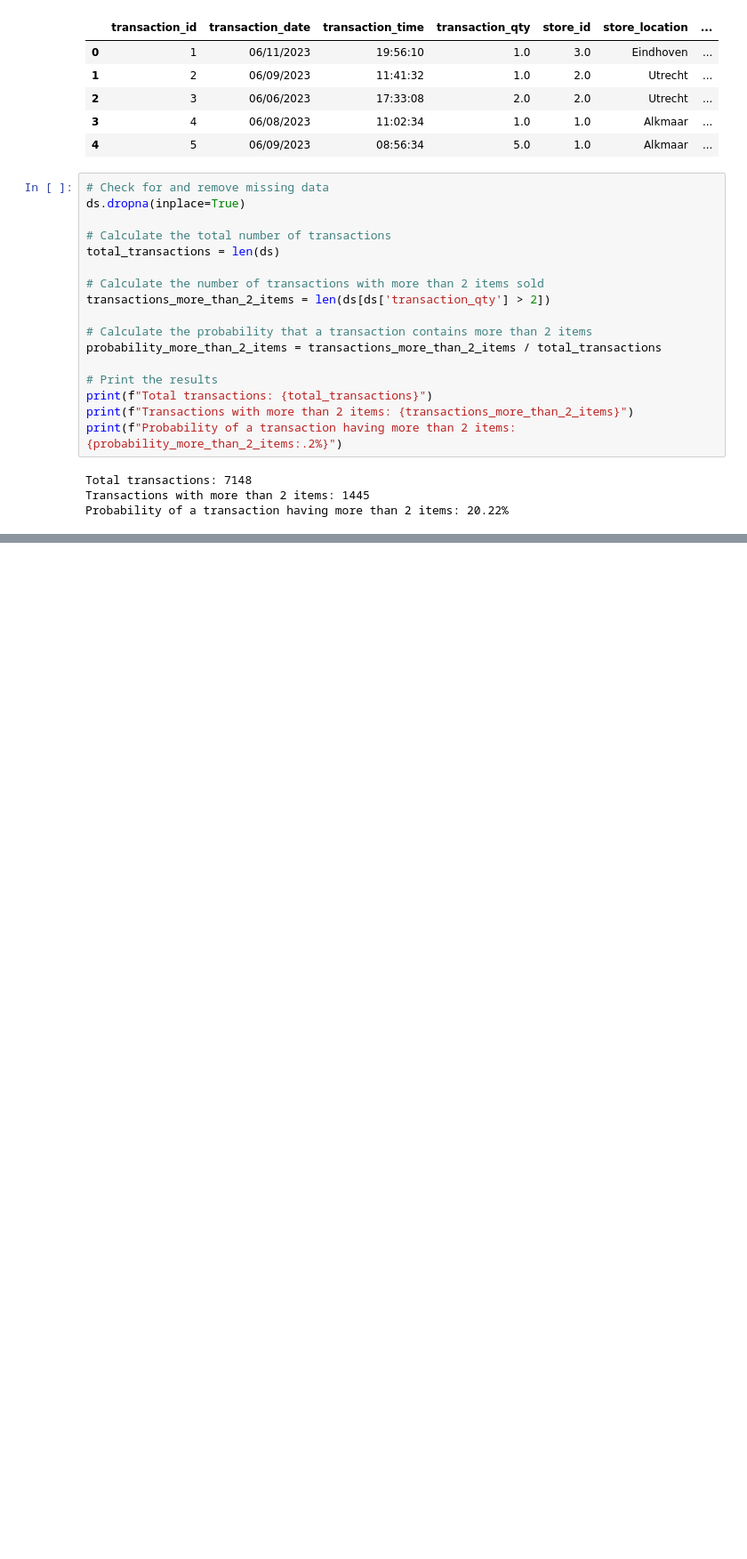
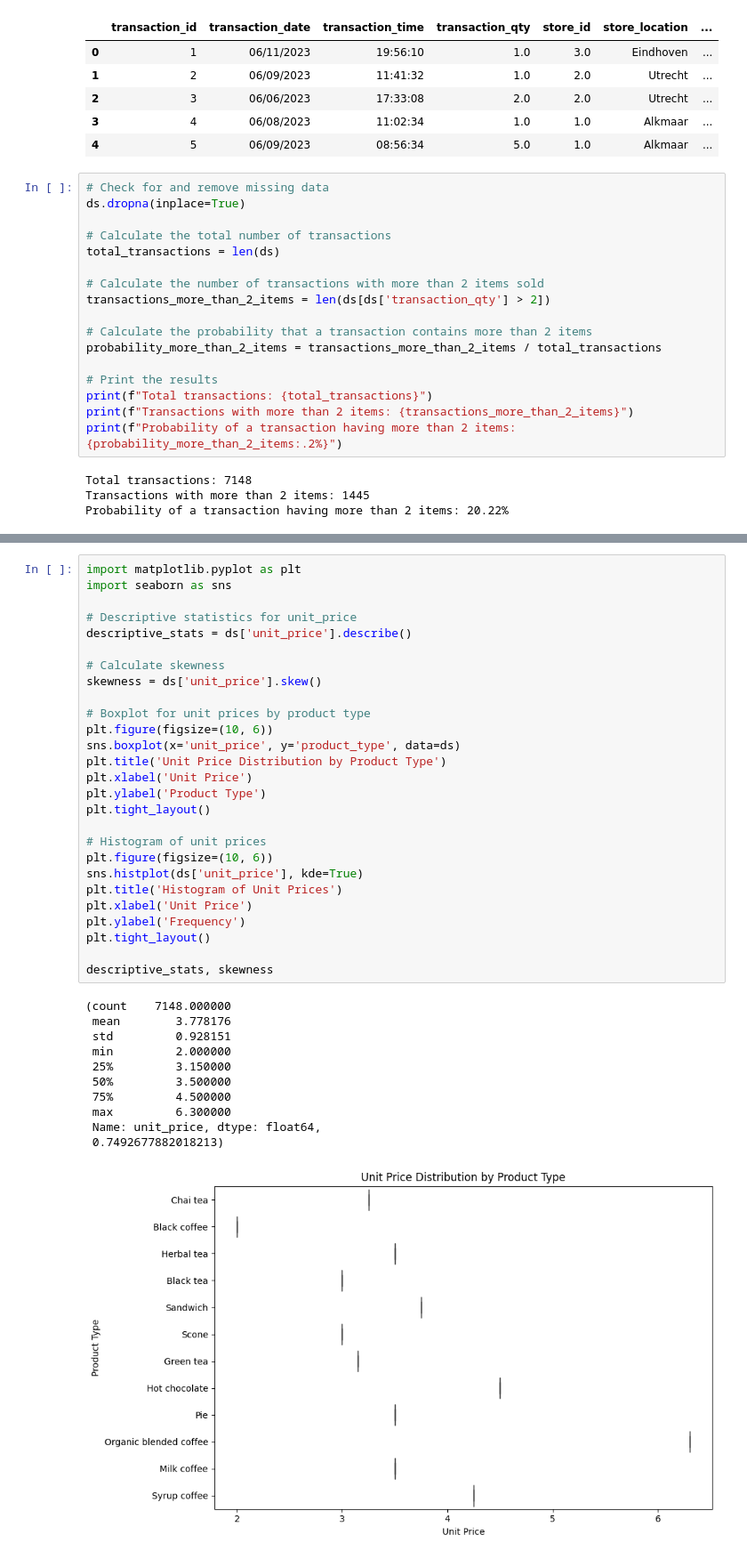
Before and after one commit to martijnvdw2002/mathematics-statisticsinpy, a Jupyter notebook: assignment.ipynb, the cells around one changed output, grey strips where cells are left out. Shown at 89% size. Saved outputs shown, nothing was run; the diff lists cells and outputs as text; blank space fills up the shorter version.

```diff
--- a/assignment.ipynb
+++ b/assignment.ipynb
@@ -33,0 +65,39 @@ Probability of a transaction having more than 2 items: 20.22%
+# %%
+import matplotlib.pyplot as plt
+import seaborn as sns
+
+# Descriptive statistics for unit_price
+descriptive_stats = ds['unit_price'].describe()
+
+# Calculate skewness
+skewness = ds['unit_price'].skew()
+
+# Boxplot for unit prices by product type
+plt.figure(figsize=(10, 6))
+sns.boxplot(x='unit_price', y='product_type', data=ds)
+plt.title('Unit Price Distribution by Product Type')
+plt.xlabel('Unit Price')
+plt.ylabel('Product Type')
+plt.tight_layout()
+
+# Histogram of unit prices
+plt.figure(figsize=(10, 6))
+sns.histplot(ds['unit_price'], kde=True)
+plt.title('Histogram of Unit Prices')
+plt.xlabel('Unit Price')
+plt.ylabel('Frequency')
+plt.tight_layout()
+
+descriptive_stats, skewness
+# %% [output]
+(count    7148.000000
+ mean        3.778176
+ std         0.928151
+ min         2.000000
+ 25%         3.150000
+ 50%         3.500000
+ 75%         4.500000
+ max         6.300000
+ Name: unit_price, dtype: float64,
+ 0.7492677882018213)
+[figure, added]
```
Also changed, not shown: parts of 4 cells of this notebook.
